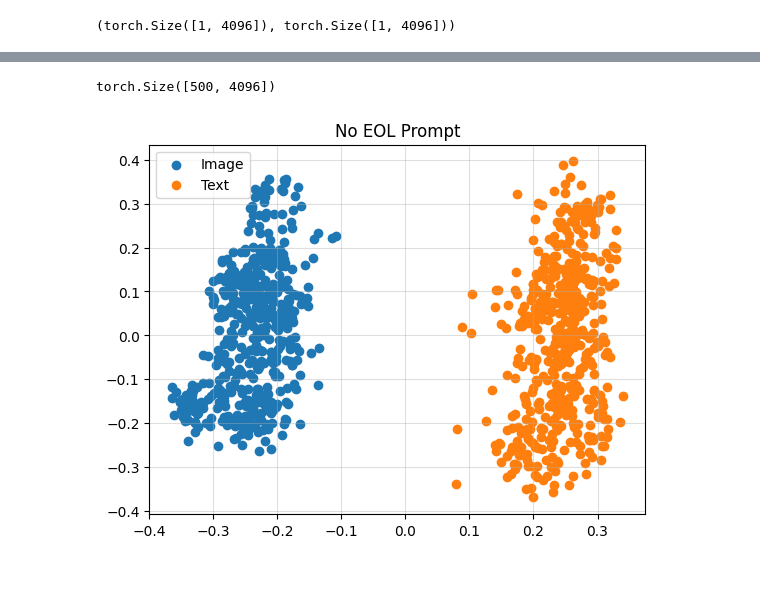
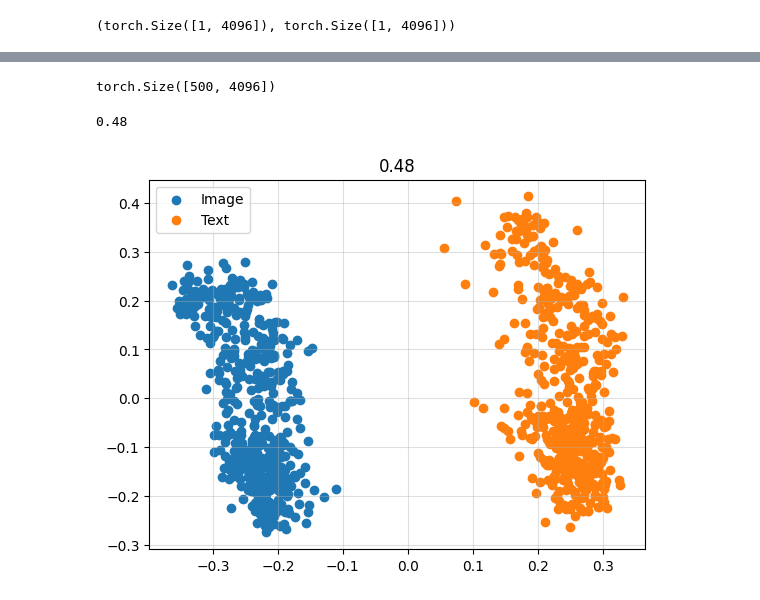
Before and after one commit to bpiyush/CaReBench, a Jupyter notebook: mllm4emb/reproduce_e5v.ipynb, the cells around one changed output, grey strips where cells are left out. Saved outputs shown, nothing was run; the diff lists cells and outputs as text; code cells hidden in the pictures.

```diff
--- a/mllm4emb/reproduce_e5v.ipynb
+++ b/mllm4emb/reproduce_e5v.ipynb
@@ -44,3 +70,6 @@ df.shape, df.iloc[0].to_dict()
   'id': 7020,
   'video_path': '/scratch/shared/beegfs/piyush/datasets/MSRVTT/videos/all//video7020.mp4',
   'image_path': '/scratch/shared/beegfs/piyush/datasets/MSRVTT/videos/mid_frames//video7020.png'})
+# %%
+df = df.sample(n=500)
+df.shape
@@ -279,4 +282,0 @@ from transformers import LlavaNextProcessor, LlavaNextForConditionalGeneration
-# %%
-model_path = "/work/piyush/pretrained_checkpoints/e5-v"
-processor = LlavaNextProcessor.from_pretrained(model_path)
-model = LlavaNextForConditionalGeneration.from_pretrained(model_path, torch_dtype=torch.bfloat16, device_map="auto", attn_implementation='flash_attention_2')
@@ -348,24 +303,61 @@ torch.Size([500, 4096])
-# %%
-start_indices = np.arange(0, len(captions), batch_size)
-text_list = []
-for si in tqdm(start_indices, desc="Embedding texts"):
-    caps = captions[si:si+batch_size]
-    with torch.no_grad():
-        embs = embed_text(caps)
-    text_list.append(embs)
-text_list = torch.cat(text_list, dim=0)
-text_list.shape
-# %% [output]
-torch.Size([500, 4096])
+# %%
+import numpy as np
+from tqdm import tqdm
+
+batch_size = 2
+start_indices = np.arange(0, len(image_paths), batch_size)
+embs_list = []
+for si in su.log.tqdm_iterator(start_indices, desc="Embedding images"):
+    image_batch = image_paths[si:si+batch_size]
+    with torch.no_grad():
+        embs = embed_images(image_batch)
+    embs_list.append(embs)
+embs_list = torch.cat(embs_list, dim=0)
+embs_list.shape
+
+
+start_indices = np.arange(0, len(captions), batch_size)
+text_list = []
+for si in su.log.tqdm_iterator(start_indices, desc="Embedding texts"):
+    caps = captions[si:si+batch_size]
+    with torch.no_grad():
+        embs = embed_text(caps)
+    text_list.append(embs)
+text_list = torch.cat(text_list, dim=0)
+text_list.shape
+# %% [output]
+torch.Size([500, 4096])
+# %%
+video_embeds = {
+    p: v for p, v in zip(image_paths, embs_list)
+}
+texts_embeds = {p: v for p, v in zip(captions, text_list)}
+len(video_embeds), len(texts_embeds)
+
+X = []
+Y = []
+for i in range(len(df)):
+    row = df.iloc[i].to_dict()
+    zv = video_embeds[image_paths[i]]
+    zt = texts_embeds[captions[i]]
+    X.append(zv)
+    Y.append(zt)
+norm = lambda x: torch.nn.functional.normalize(x, dim=-1)
+X = norm(torch.stack(X))
+Y = norm(torch.stack(Y))
+delta = np.round((X.mean(dim=0) - Y.mean(dim=0)).norm(dim=-1).item(), 2)
+delta
+# %% [output]
+0.48
 # %%
 Z = torch.cat([embs_list, text_list])
 z = su.visualize.reduce_dim(Z, method='pca')
 
 plt.scatter(z[:len(image_paths), 0], z[:len(image_paths), 1], label='Image')
 plt.scatter(z[len(image_paths):, 0], z[len(image_paths):, 1], label='Text')
 plt.grid(alpha=0.4)
 plt.legend()
-plt.title("No EOL Prompt")
+plt.title(delta)
 plt.show()
 # %% [output]
-[figure, old version]
+[figure, new version]
```
Also changed, not shown: parts of 23 cells of this notebook.
